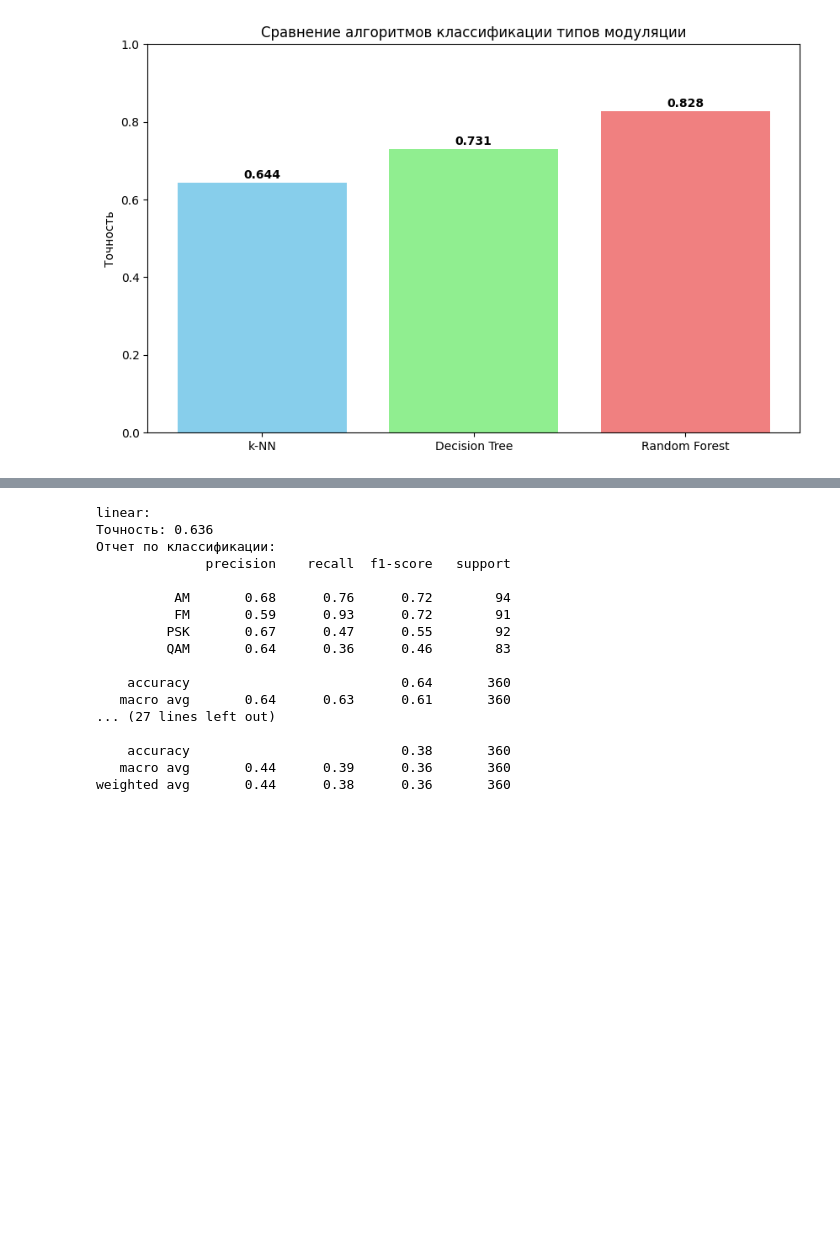
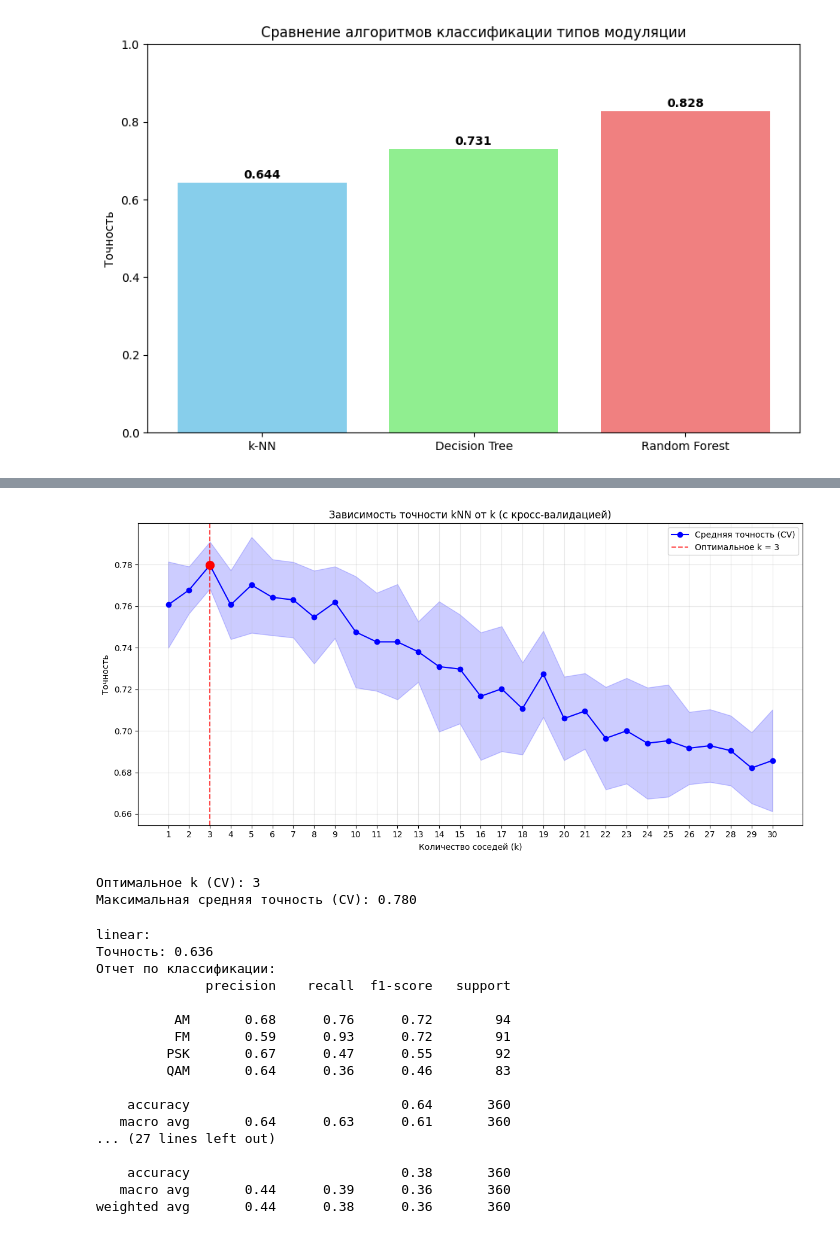
Before and after one commit to KleachiM/AISystems, a Jupyter notebook: lw1/classifier.ipynb, the cells around one changed output, grey strips where cells are left out. Cells and saved outputs as stored; diff of their text form; code cells hidden in the pictures; blank space fills up the shorter version.

Commit message:
Отчет: графики

```diff
--- a/lw1/classifier.ipynb
+++ b/lw1/classifier.ipynb
@@ -328 +318,64 @@ plt.show()
 [figure]
+# %%
+k_range = range(1, 31)
+cv_scores_mean = []
+cv_scores_std = []
+
+pipeline = Pipeline([
+    ('scaler', StandardScaler()),
+    ('knn', KNeighborsClassifier())
+])
+
+for k in k_range:
+    pipeline.set_params(knn__n_neighbors=k)
+
+    # Используем кросс-валидацию (более надежная оценка)
+    scores = cross_val_score(pipeline, X_train, y_train, cv=5, scoring='accuracy')
+    cv_scores_mean.append(scores.mean())
+    cv_scores_std.append(scores.std())
+
+# Построение графика с доверительными интервалами
+plt.figure(figsize=(12, 6))
+
+# График средних значений
+plt.plot(k_range, cv_scores_mean, 'b-', label='Средняя точность (CV)', marker='o')
+
+# Доверительные интервалы
+plt.fill_between(k_range,
+                 np.array(cv_scores_mean) - np.array(cv_scores_std),
+                 np.array(cv_scores_mean) + np.array(cv_scores_std),
+                 alpha=0.2, color='blue')
+
+plt.xlabel('Количество соседей (k)')
+plt.ylabel('Точность')
+plt.title('Зависимость точности kNN от k (с кросс-валидацией)')
+plt.grid(True, alpha=0.3)
+plt.xticks(k_range)
+
+# Находим оптимальное k
+optimal_k = k_range[np.argmax(cv_scores_mean)]
+optimal_score = max(cv_scores_mean)
+
+plt.axvline(x=optimal_k, color='red', linestyle='--', alpha=0.7, label=f'Оптимальное k = {optimal_k}')
+plt.scatter(optimal_k, optimal_score, color='red', s=100, zorder=5)
+
+plt.legend()
+plt.tight_layout()
+
+buf = io.BytesIO()
+plt.savefig(buf, format='png', dpi=100, bbox_inches='tight')
+buf.seek(0)
+
+# Конвертируем в base64
+image_base64 = base64.b64encode(buf.read()).decode('utf-8')
+buf.close()
+
+# Создаем MD строку
+md_image = f"![Точность kNN](embedded-picture)"
+print(md_image)
+
+plt.show()
+
+print(f"Оптимальное k (CV): {optimal_k}")
+print(f"Максимальная средняя точность (CV): {optimal_score:.3f}")
+# %% [output]
@@ -328,0 +383,3 @@ plt.show()
+[figure, added]
+Оптимальное k (CV): 3
+Максимальная средняя точность (CV): 0.780
```
Also changed, not shown: parts of 5 cells of this notebook, 1 other file.
